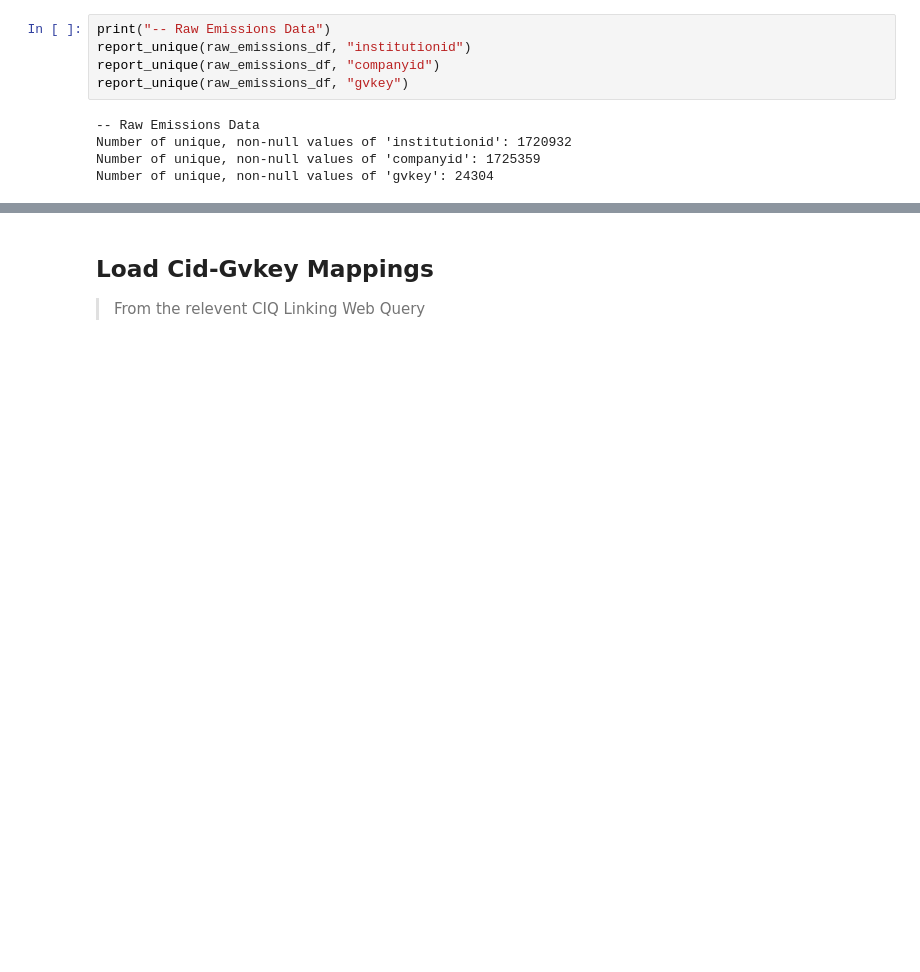
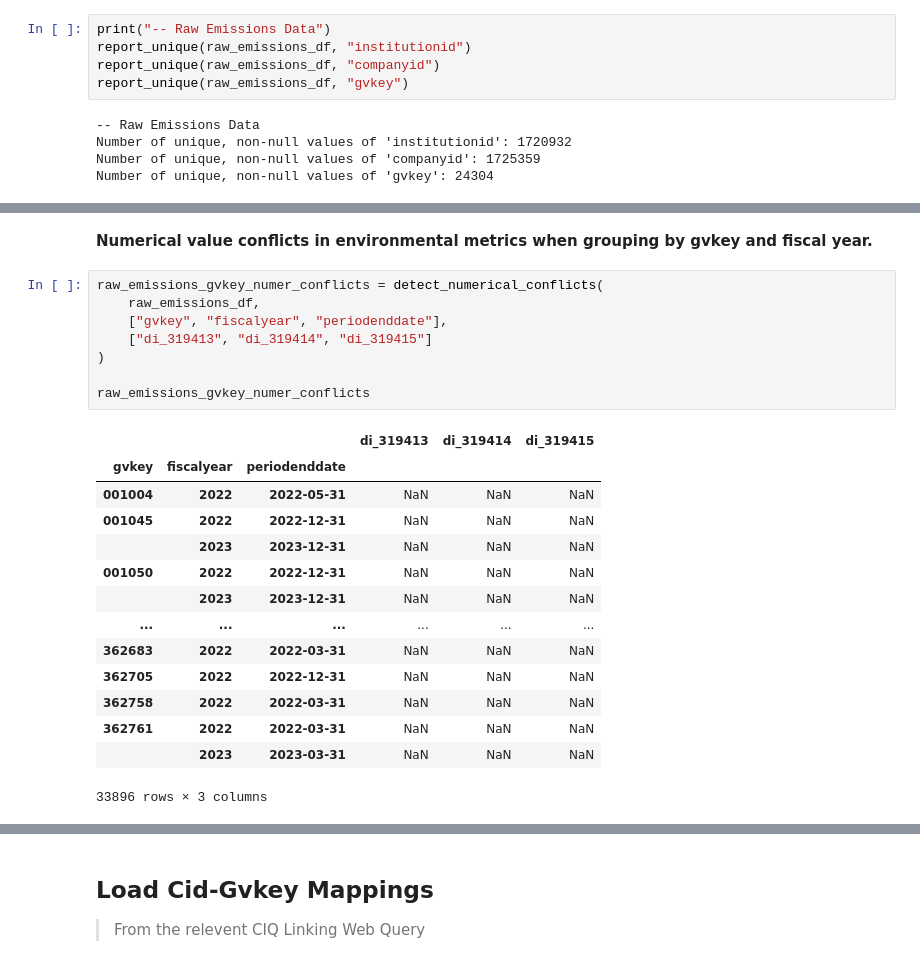
Before and after one commit to varunchodanker/MSc-Individual-Project, a Jupyter notebook: Phase1.ipynb, the cells around one changed output, grey strips where cells are left out. Cells and saved outputs as stored; diff of their text form; blank space fills up the shorter version.

```diff
--- a/Phase1.ipynb
+++ b/Phase1.ipynb
@@ -160 +296,27 @@ test_df
+# %% [markdown]
+**Numerical value conflicts in environmental metrics when grouping by gvkey and
+fiscal year.**
+# %%
+raw_emissions_gvkey_numer_conflicts = detect_numerical_conflicts(
+    raw_emissions_df,
+    ["gvkey", "fiscalyear", "periodenddate"],
+    ["di_319413", "di_319414", "di_319415"]
+)
+
+raw_emissions_gvkey_numer_conflicts
+# %% [output]
+|  |  |  | di_319413 | di_319414 | di_319415 |
+| gvkey | fiscalyear | periodenddate |  |  |  |
+| 001004 | 2022 | 2022-05-31 | NaN | NaN | NaN |
+| 001045 | 2022 | 2022-12-31 | NaN | NaN | NaN |
+|  | 2023 | 2023-12-31 | NaN | NaN | NaN |
+| 001050 | 2022 | 2022-12-31 | NaN | NaN | NaN |
+|  | 2023 | 2023-12-31 | NaN | NaN | NaN |
+| ... | ... | ... | ... | ... | ... |
+| 362683 | 2022 | 2022-03-31 | NaN | NaN | NaN |
+| 362705 | 2022 | 2022-12-31 | NaN | NaN | NaN |
+| 362758 | 2022 | 2022-03-31 | NaN | NaN | NaN |
+| 362761 | 2022 | 2022-03-31 | NaN | NaN | NaN |
+|  | 2023 | 2023-03-31 | NaN | NaN | NaN |
+33896 rows × 3 columns
 # %%
```
Also changed, not shown: parts of 92 cells of this notebook.
